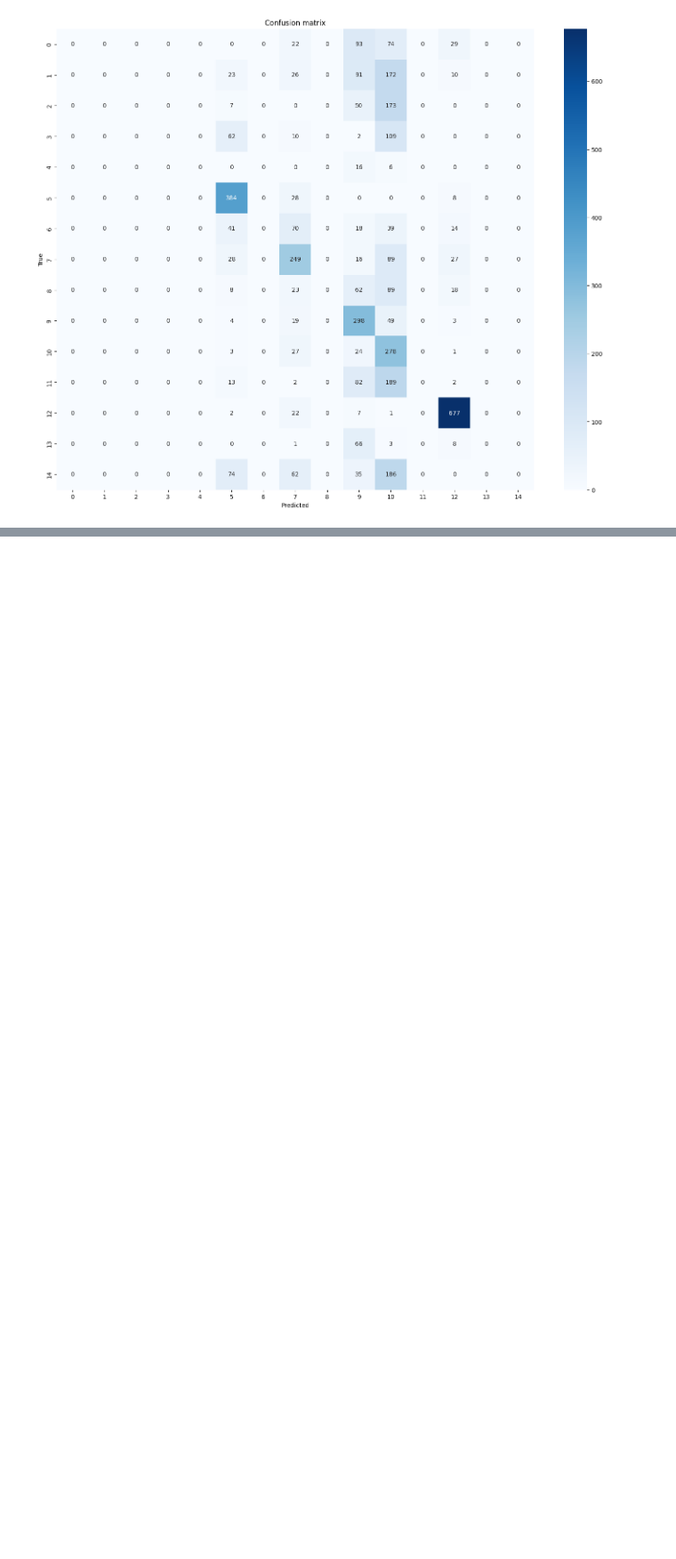
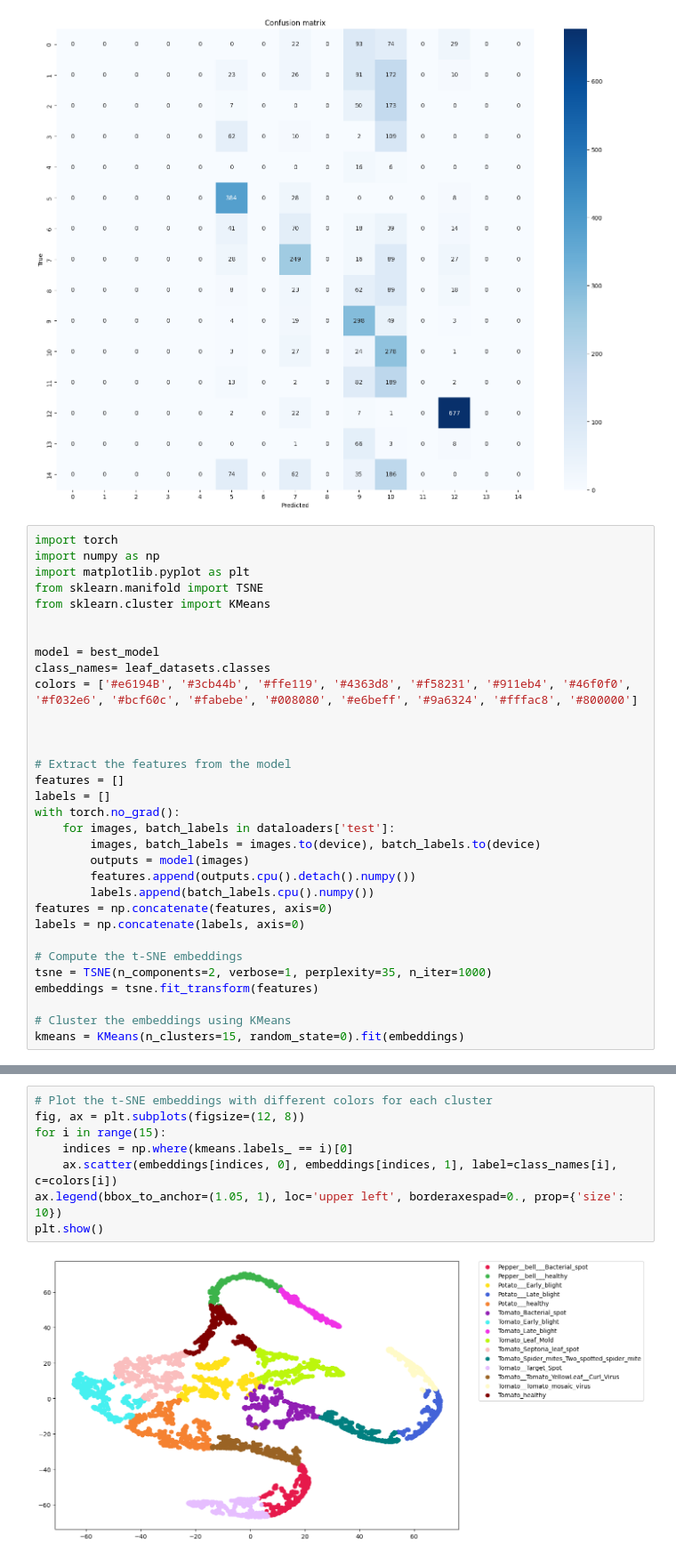
Before and after one commit to prvnsingh/PlantDiseaseRecongnition, a Jupyter notebook: ShuffleNet/ShuffleNet_Dataset_2/shufflenet2.ipynb, the cells around one changed output, grey strips where cells are left out. Shown at 89% size. Drawn from its saved outputs; the diff is of its cells as text; blank space fills up the shorter version.

Commit message:
added tsne

```diff
--- a/ShuffleNet/ShuffleNet_Dataset_2/shufflenet2.ipynb
+++ b/ShuffleNet/ShuffleNet_Dataset_2/shufflenet2.ipynb
@@ -416,3 +416,35 @@ plt.ylabel('True')
 plt.show()
 # %% [output]
 [figure]
+# %%
+import torch
+import numpy as np
+import matplotlib.pyplot as plt
+from sklearn.manifold import TSNE
+from sklearn.cluster import KMeans
+
+
+model = best_model
+class_names= leaf_datasets.classes
+colors = ['#e6194B', '#3cb44b', '#ffe119', '#4363d8', '#f58231', '#911eb4', '#46f0f0', '#f032e6', '#bcf60c', '#fabebe', '#008080', '#e6beff', '#9a6324', '#fffac8', '#800000']
+
+
+
+# Extract the features from the model
+features = []
+labels = []
+with torch.no_grad():
+    for images, batch_labels in dataloaders['test']:
+        images, batch_labels = images.to(device), batch_labels.to(device)
+        outputs = model(images)
+        features.append(outputs.cpu().detach().numpy())
+        labels.append(batch_labels.cpu().numpy())
+features = np.concatenate(features, axis=0)
+labels = np.concatenate(labels, axis=0)
+
+# Compute the t-SNE embeddings
+tsne = TSNE(n_components=2, verbose=1, perplexity=35, n_iter=1000)
+embeddings = tsne.fit_transform(features)
+
+# Cluster the embeddings using KMeans
+kmeans = KMeans(n_clusters=15, random_state=0).fit(embeddings)
@@ -418,0 +463,10 @@ plt.show()
+# %%
+# Plot the t-SNE embeddings with different colors for each cluster
+fig, ax = plt.subplots(figsize=(12, 8))
+for i in range(15):
+    indices = np.where(kmeans.labels_ == i)[0]
+    ax.scatter(embeddings[indices, 0], embeddings[indices, 1], label=class_names[i], c=colors[i])
+ax.legend(bbox_to_anchor=(1.05, 1), loc='upper left', borderaxespad=0., prop={'size': 10})
+plt.show()
+# %% [output]
+[figure, added]
```
Also changed, not shown: parts of 1 cell of this notebook.
